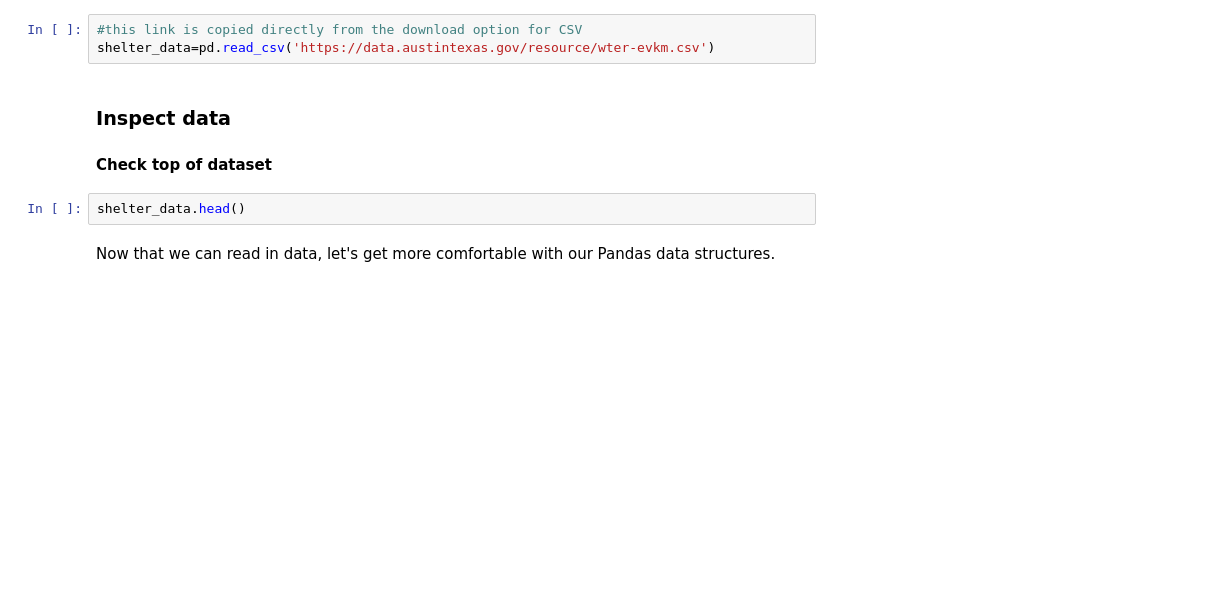
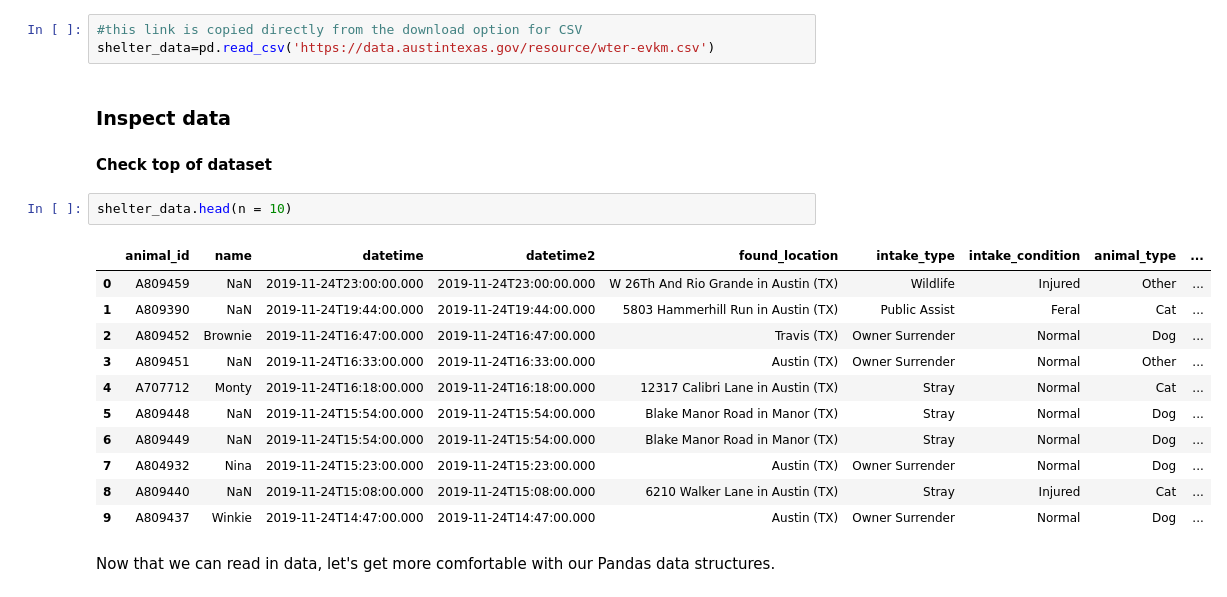
Before and after one commit to learn-co-students/london-ds-111819, a Jupyter notebook: mod_1/pandas/lecture_2/Pandas-Intro-2.ipynb, the cells around one changed output. Saved outputs shown, nothing was run; the diff lists cells and outputs as text; blank space fills up the shorter version.

```diff
--- a/mod_1/pandas/lecture_2/Pandas-Intro-2.ipynb
+++ b/mod_1/pandas/lecture_2/Pandas-Intro-2.ipynb
@@ -95,7 +113,19 @@ shelter_data=pd.read_csv('https://data.austintexas.gov/resource/wter-evkm.csv')
 ### Inspect data
 #### Check top of dataset
 # %%
-shelter_data.head()
+shelter_data.head(n = 10)
+# %% [output]
+|  | animal_id | name | datetime | datetime2 | found_location | intake_type | intake_condition | animal_type | ... |
+| 0 | A809459 | NaN | 2019-11-24T23:00:00.000 | 2019-11-24T23:00:00.000 | W 26Th And Rio Grande in Austin (TX) | Wildlife | Injured | Other | ... |
+| 1 | A809390 | NaN | 2019-11-24T19:44:00.000 | 2019-11-24T19:44:00.000 | 5803 Hammerhill Run in Austin (TX) | Public Assist | Feral | Cat | ... |
+| 2 | A809452 | Brownie | 2019-11-24T16:47:00.000 | 2019-11-24T16:47:00.000 | Travis (TX) | Owner Surrender | Normal | Dog | ... |
+| 3 | A809451 | NaN | 2019-11-24T16:33:00.000 | 2019-11-24T16:33:00.000 | Austin (TX) | Owner Surrender | Normal | Other | ... |
+| 4 | A707712 | Monty | 2019-11-24T16:18:00.000 | 2019-11-24T16:18:00.000 | 12317 Calibri Lane in Austin (TX) | Stray | Normal | Cat | ... |
+| 5 | A809448 | NaN | 2019-11-24T15:54:00.000 | 2019-11-24T15:54:00.000 | Blake Manor Road in Manor (TX) | Stray | Normal | Dog | ... |
+| 6 | A809449 | NaN | 2019-11-24T15:54:00.000 | 2019-11-24T15:54:00.000 | Blake Manor Road in Manor (TX) | Stray | Normal | Dog | ... |
+| 7 | A804932 | Nina | 2019-11-24T15:23:00.000 | 2019-11-24T15:23:00.000 | Austin (TX) | Owner Surrender | Normal | Dog | ... |
+| 8 | A809440 | NaN | 2019-11-24T15:08:00.000 | 2019-11-24T15:08:00.000 | 6210 Walker Lane in Austin (TX) | Stray | Injured | Cat | ... |
+| 9 | A809437 | Winkie | 2019-11-24T14:47:00.000 | 2019-11-24T14:47:00.000 | Austin (TX) | Owner Surrender | Normal | Dog | ... |
 # %% [markdown]
 Now that we can read in data, let's get more comfortable with our Pandas data structures.
 # %%
```
Also changed, not shown: parts of 49 cells of this notebook, 21 other files.
